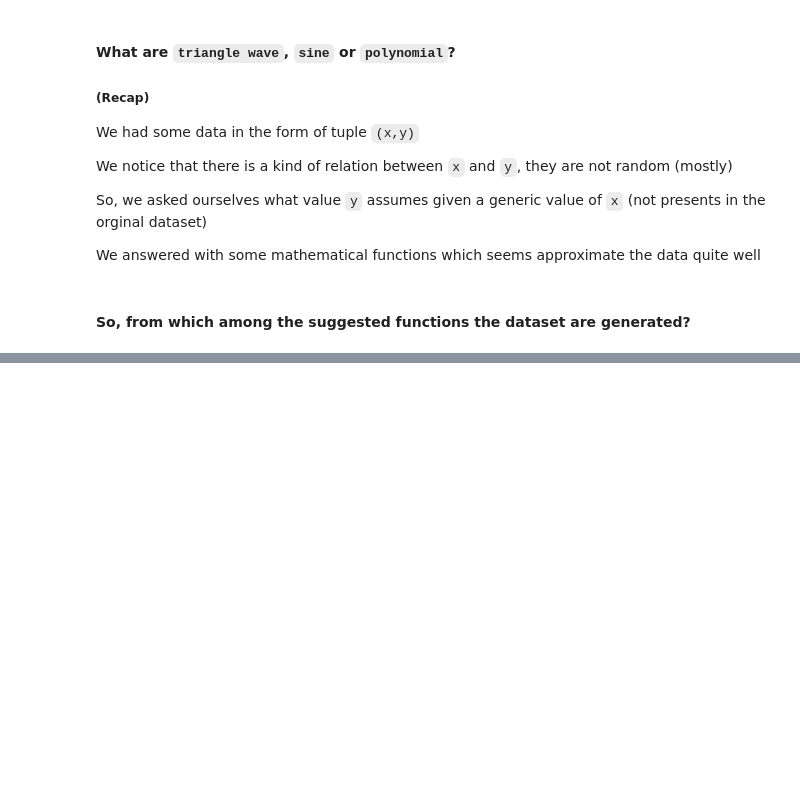
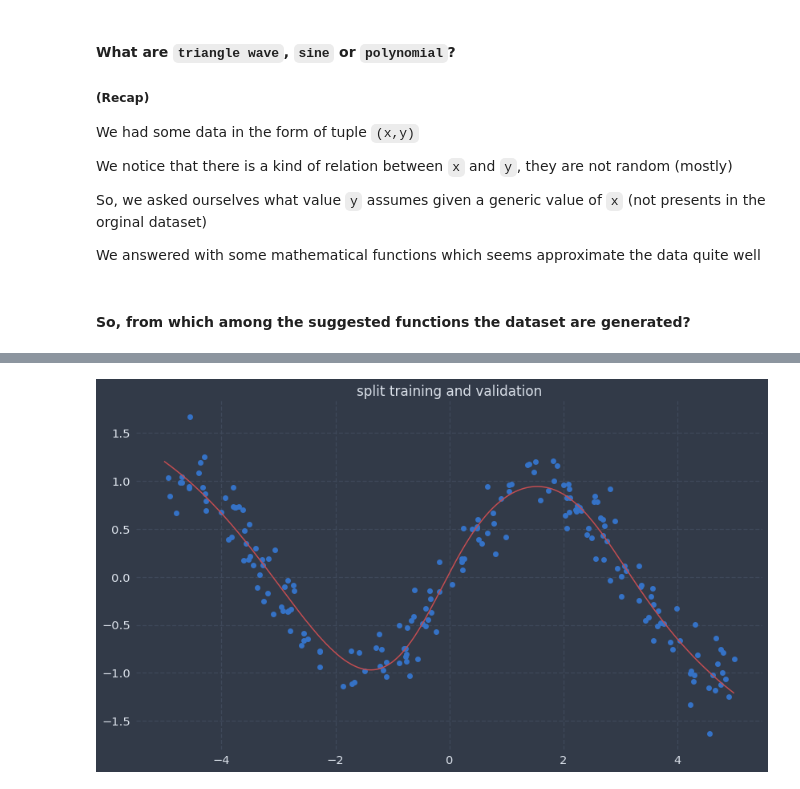
Before and after one commit to RobertoBochet/keras-talk, a Jupyter notebook: index.ipynb, the cells around one changed output, grey strips where cells are left out. Cells and saved outputs as stored; diff of their text form; code cells hidden in the pictures; blank space fills up the shorter version.

```diff
--- a/index.ipynb
+++ b/index.ipynb
@@ -64,0 +143,11 @@ A **mathematical system can provides only an approximation of a real system** an
+# %%
+import tensorflow.keras as kr
+
+model = kr.Sequential()
+
+model.add(kr.layers.InputLayer(input_shape=(1,)))
+model.add(kr.layers.Dense(30, activation=kr.activations.sigmoid))
+model.add(kr.layers.Dense(10, activation=kr.activations.sigmoid))
+model.add(kr.layers.Dense(1, activation=kr.activations.linear))
+
+model.summary()
@@ -64,0 +169,6 @@ A **mathematical system can provides only an approximation of a real system** an
+# %%
+model.compile(
+    optimizer=kr.optimizers.Adam(learning_rate=1e-3),
+    loss=kr.losses.mean_squared_error,
+    #metrics=[kr.losses.mean_squared_error]
+)
@@ -64,0 +188,3 @@ A **mathematical system can provides only an approximation of a real system** an
+# %%
+model.fit(train_x, train_y, #batch_size=200,
+          validation_data=(val_x, val_y), epochs=750)
@@ -65,3 +210,13 @@ A **mathematical system can provides only an approximation of a real system** an
+# %%
+x_pred = np.arange(-5, 5, 0.01)
+y_pred = model.predict(x_pred)
+
+plt.title("split training and validation")
+plt.plot(x, y, "o")
+plt.plot(x_pred, y_pred, "r")
+plt.show()
+# %% [output]
+[figure, added]
 # %% [markdown]
 <h1 class="outro_title" style="text-align:center; font-size: 35px;">Thank you!</h1>
 
```
Also changed, not shown: parts of 20 cells of this notebook.
